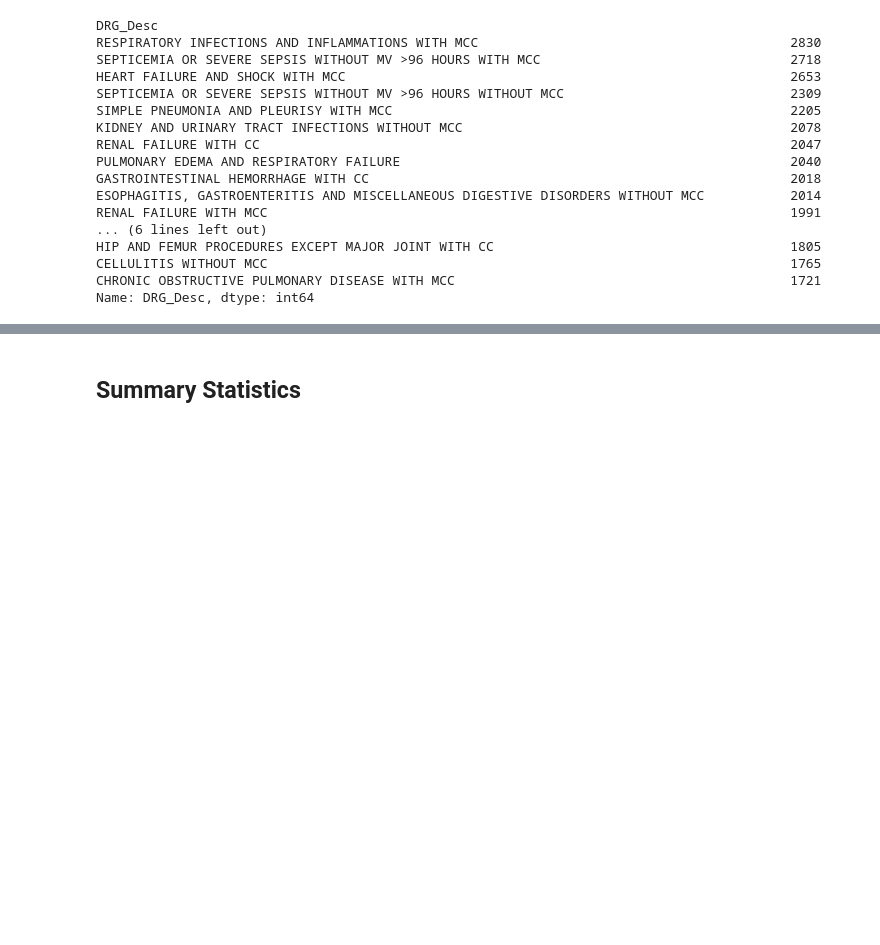
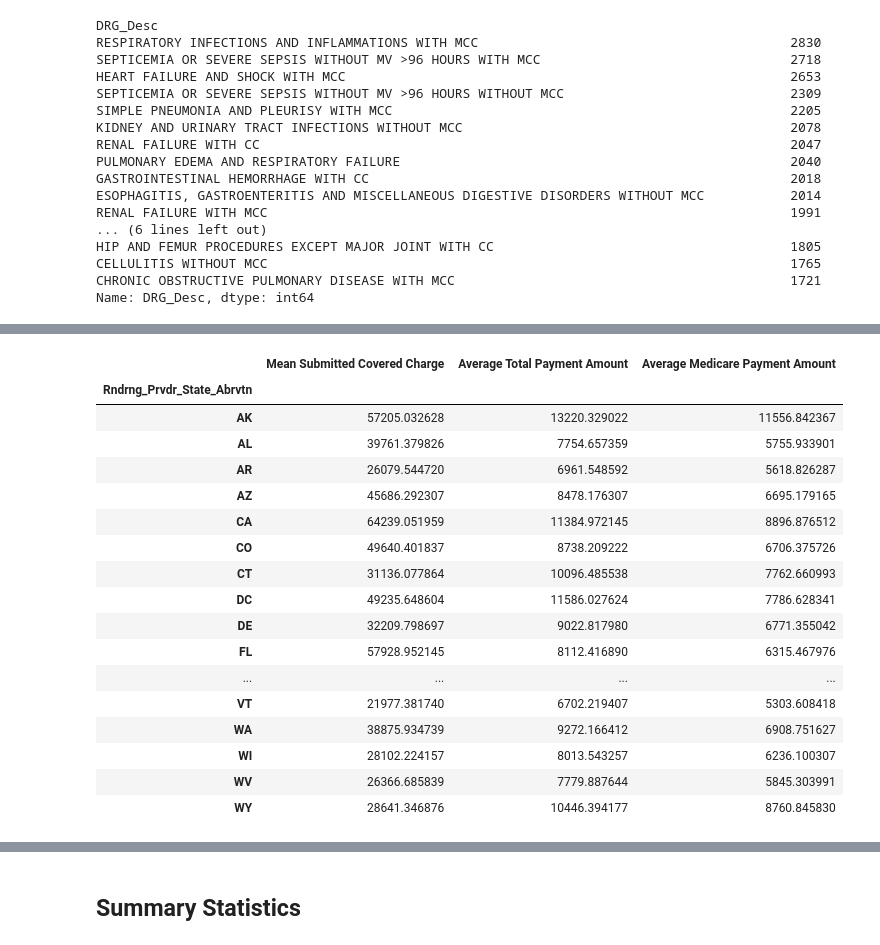
Before and after one commit to kgndirangu/project1, a Jupyter notebook: medicare.ipynb, the cells around one changed output, grey strips where cells are left out. Cells and saved outputs as stored; diff of their text form; code cells hidden in the pictures; blank space fills up the shorter version.

```diff
--- a/medicare.ipynb
+++ b/medicare.ipynb
@@ -108,0 +148,43 @@ Name: Tot_Dschrgs, Length: 151989, dtype: int64
+# %%
+
+
+
+
+# SEPTICEMIA OR SEVERE SEPSIS WITHOUT MV >96 HOURS WITHOUT MCC
+sep = medicare_data.loc[medicare_data["DRG_Desc"]=="SEPTICEMIA OR SEVERE SEPSIS WITHOUT MV >96 HOURS WITHOUT MCC"]
+
+#Cost summary
+mean_subm_chrg_sep = sep.groupby("Rndrng_Prvdr_State_Abrvtn")["Avg_Submtd_Cvrd_Chrg"].mean().sort_values(ascending=False)
+mean_tot_paymt_sep = sep.groupby("Rndrng_Prvdr_State_Abrvtn")["Avg_Tot_Pymt_Amt"].mean().sort_values(ascending=False)
+mean_med_paymt_sep = sep.groupby("Rndrng_Prvdr_State_Abrvtn")["Avg_Mdcr_Pymt_Amt"].mean().sort_values(ascending=False)
+# med_submitted_charge = sep.groupby("Rndrng_Prvdr_State_Abrvtn")["Avg_Submtd_Cvrd_Chrg"].median()
+# var_submitted_charge = sep.groupby("Rndrng_Prvdr_State_Abrvtn")["Avg_Submtd_Cvrd_Chrg"].var()
+# sd_submitted_charge = sep.groupby("Rndrng_Prvdr_State_Abrvtn")["Avg_Submtd_Cvrd_Chrg"].std()
+# sem_submitted_charge = sep.groupby("Rndrng_Prvdr_State_Abrvtn")["Avg_Submtd_Cvrd_Chrg"].sem()
+
+cost_summary_sep = pd.DataFrame({
+"Mean Submitted Covered Charge": mean_subm_chrg_sep,
+"Average Total Payment Amount": mean_tot_paymt_sep,
+"Average Medicare Payment Amount": mean_med_paymt_sep
+
+})
+cost_summary_sep
+# %% [output]
+|  | Mean Submitted Covered Charge | Average Total Payment Amount | Average Medicare Payment Amount |
+| Rndrng_Prvdr_State_Abrvtn |  |  |  |
+| AK | 57205.032628 | 13220.329022 | 11556.842367 |
+| AL | 39761.379826 | 7754.657359 | 5755.933901 |
+| AR | 26079.544720 | 6961.548592 | 5618.826287 |
+| AZ | 45686.292307 | 8478.176307 | 6695.179165 |
+| CA | 64239.051959 | 11384.972145 | 8896.876512 |
+| CO | 49640.401837 | 8738.209222 | 6706.375726 |
+| CT | 31136.077864 | 10096.485538 | 7762.660993 |
+| DC | 49235.648604 | 11586.027624 | 7786.628341 |
+| DE | 32209.798697 | 9022.817980 | 6771.355042 |
+| FL | 57928.952145 | 8112.416890 | 6315.467976 |
+| ... | ... | ... | ... |
+| VT | 21977.381740 | 6702.219407 | 5303.608418 |
+| WA | 38875.934739 | 9272.166412 | 6908.751627 |
+| WI | 28102.224157 | 8013.543257 | 6236.100307 |
+| WV | 26366.685839 | 7779.887644 | 5845.303991 |
+| WY | 28641.346876 | 10446.394177 | 8760.845830 |
```
Also changed, not shown: parts of 9 cells of this notebook.
